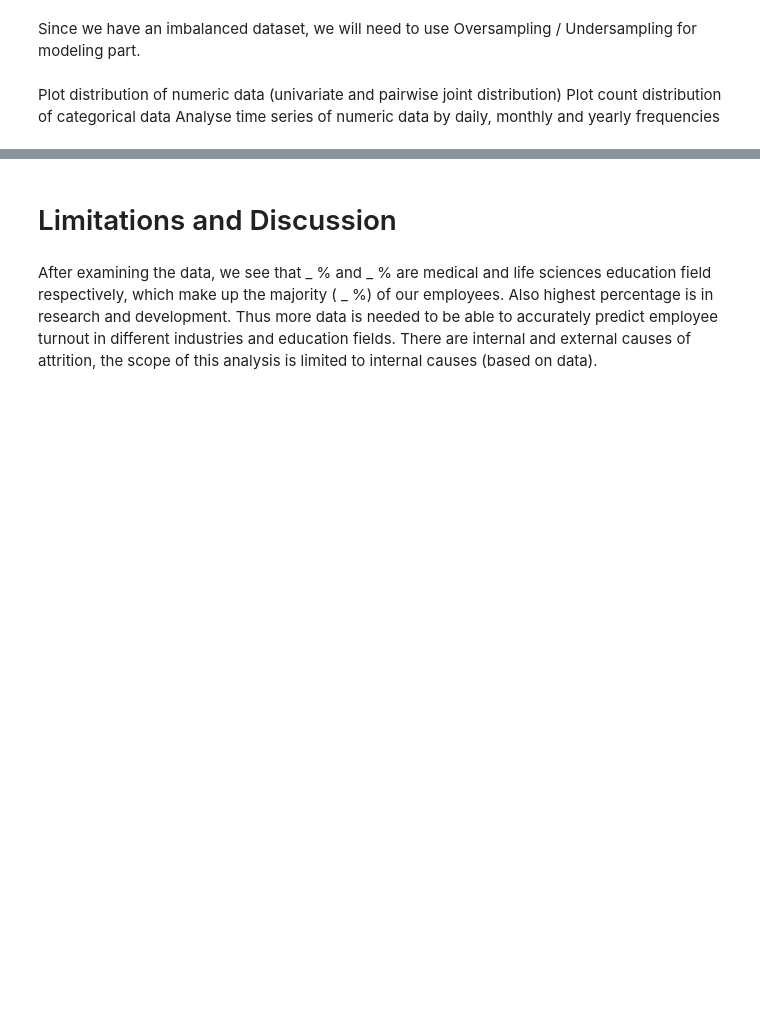
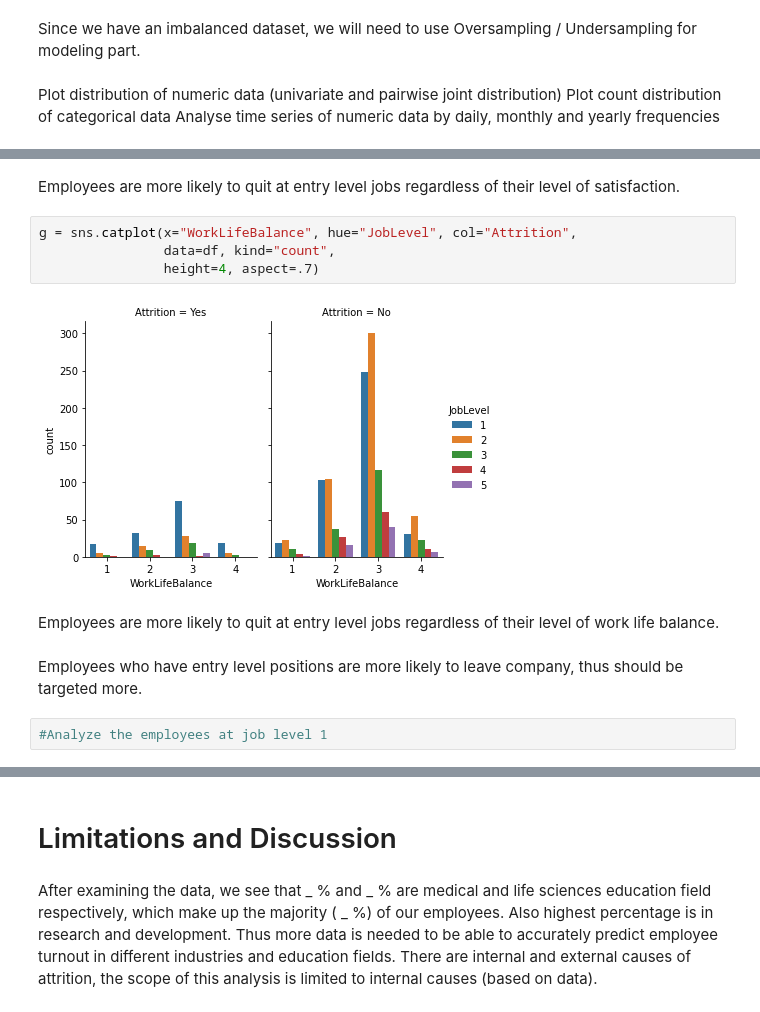
Before and after one commit to vita-levytska/HR-Analytics, a Jupyter notebook: HR-Analytics.ipynb, the cells around one changed output, grey strips where cells are left out. Cells and saved outputs as stored; diff of their text form; blank space fills up the shorter version.

```diff
--- a/HR-Analytics.ipynb
+++ b/HR-Analytics.ipynb
@@ -163,0 +180,14 @@ for col in df.columns:
+# %% [markdown]
+Employees are more likely to quit at entry level jobs regardless of their level of satisfaction.
+# %%
+g = sns.catplot(x="WorkLifeBalance", hue="JobLevel", col="Attrition",
+                data=df, kind="count",
+                height=4, aspect=.7)
+# %% [output]
+[figure, added]
+# %% [markdown]
+Employees are more likely to quit at entry level jobs regardless of their level of work life balance.
+# %% [markdown]
+Employees who have entry level positions are more likely to leave company, thus should be targeted more.
+# %%
+#Analyze the employees at job level 1
```
Also changed, not shown: parts of 40 cells of this notebook.
